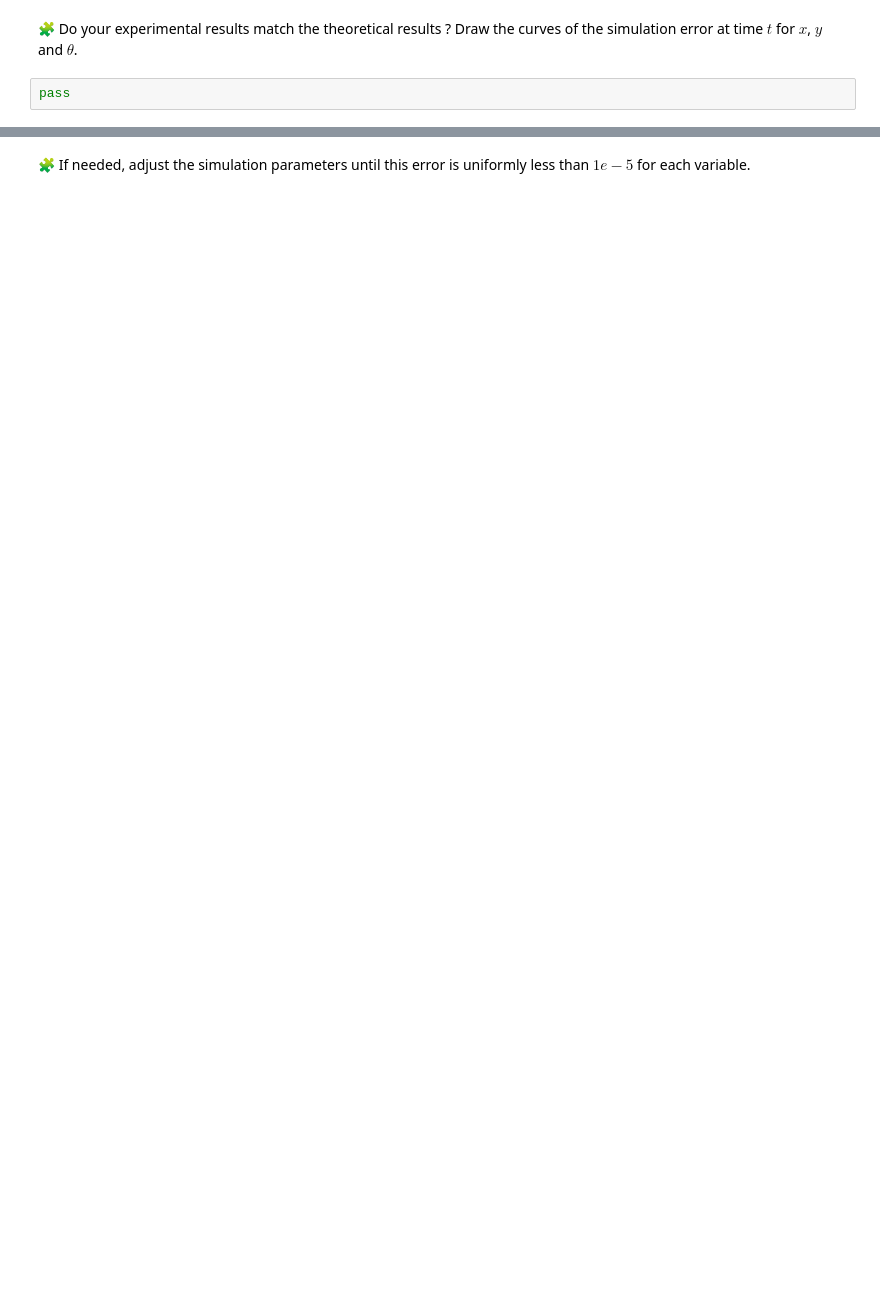
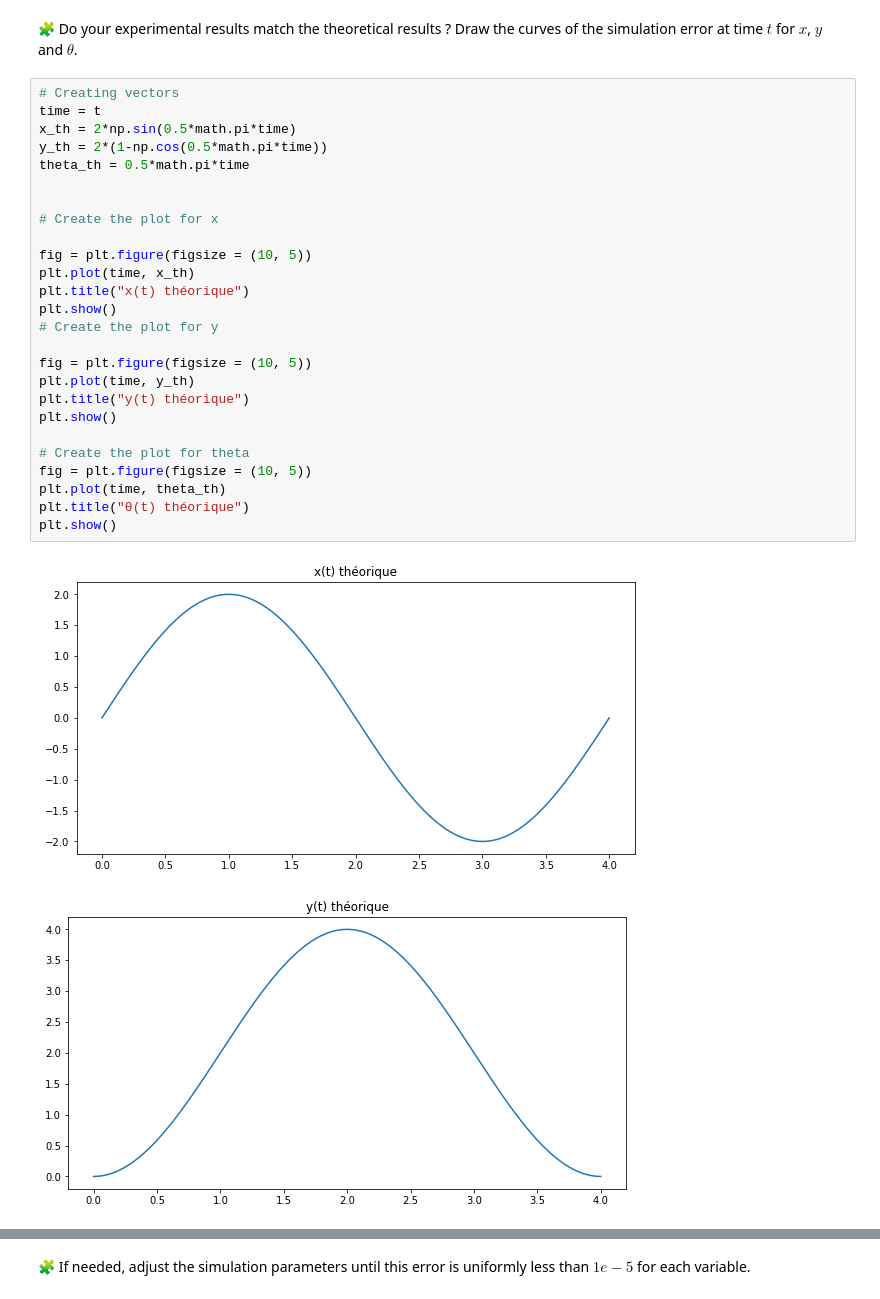
Before and after one commit to Ibtissame23/control-engineering-with-python-project-2021-2022, a Jupyter notebook: Project - Step 1.ipynb, the cells around one changed output, grey strips where cells are left out. Saved outputs shown, nothing was run; the diff lists cells and outputs as text; blank space fills up the shorter version.

```diff
--- a/Project - Step 1.ipynb
+++ b/Project - Step 1.ipynb
@@ -212,4 +237,31 @@ for i in range(0,len(t),500):
 # %% [markdown]
 🧩 Do your experimental results match the theoretical results ? Draw the curves of the simulation error at time $t$ for $x$, $y$ and $\theta$.
-# %%
-pass
+# %%
+# Creating vectors
+time = t
+x_th = 2*np.sin(0.5*math.pi*time)
+y_th = 2*(1-np.cos(0.5*math.pi*time))
+theta_th = 0.5*math.pi*time
+
+
+# Create the plot for x
+
+fig = plt.figure(figsize = (10, 5))
+plt.plot(time, x_th)
+plt.title("x(t) théorique")
+plt.show()
+# Create the plot for y
+
+fig = plt.figure(figsize = (10, 5))
+plt.plot(time, y_th)
+plt.title("y(t) théorique")
+plt.show()
+
+# Create the plot for theta
+fig = plt.figure(figsize = (10, 5))
+plt.plot(time, theta_th)
+plt.title("θ(t) théorique")
+plt.show()
+# %% [output]
+[figure, added]
+[figure, added]
```
Also changed, not shown: parts of 13 cells of this notebook.
